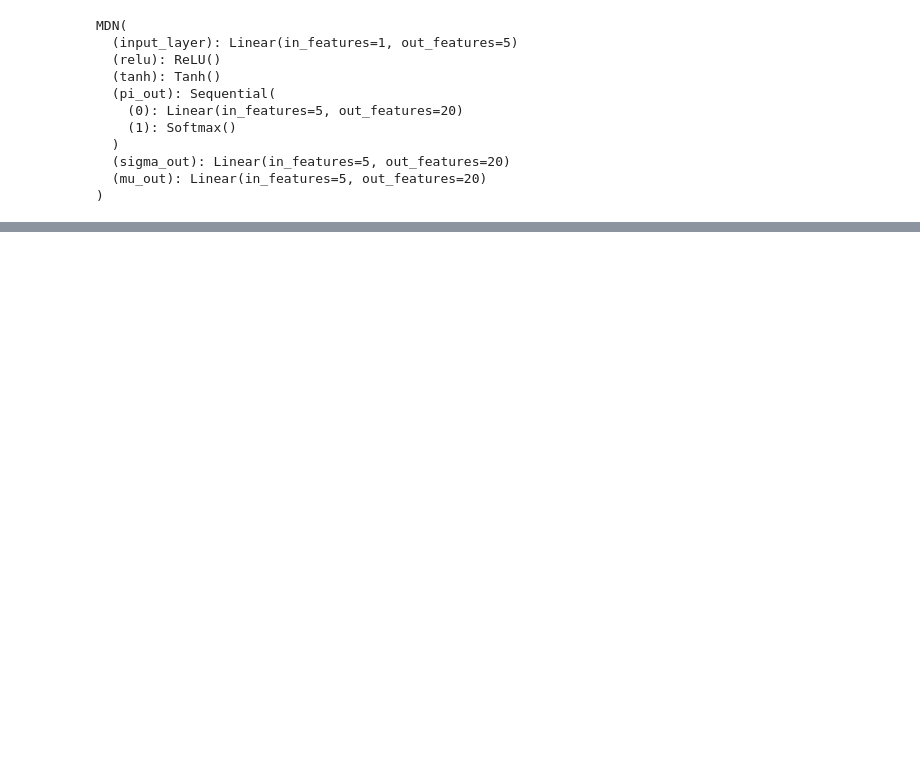
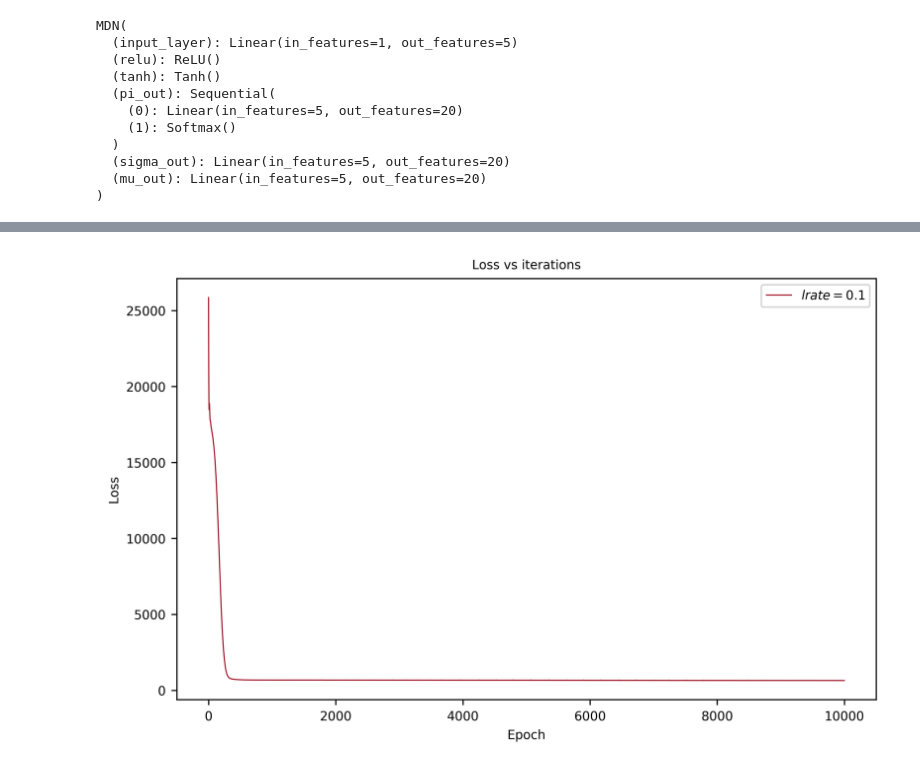
Before and after one commit to sambaiga/learn_pytorch, a Jupyter notebook: 07_Pytorch mixture density network (MDN).ipynb, the cells around one changed output, grey strips where cells are left out. Saved outputs shown, nothing was run; the diff lists cells and outputs as text; code cells hidden in the pictures; blank space fills up the shorter version.

```diff
--- a/07_Pytorch mixture density network (MDN).ipynb
+++ b/07_Pytorch mixture density network (MDN).ipynb
@@ -170,0 +246,25 @@ plt.legend();
+# %%
+class DNN(torch.nn.Module):
+
+    def __init__(self, nb_input, hidden_size,  nb_output):
+        """
+        In the constructor we instantiate two nn.Linear module
+        """
+        super(DNN, self).__init__()
+
+        self.l1 = torch.nn.Linear(nb_input, hidden_size)
+        self.l2 = torch.nn.Linear(hidden_size, nb_output)
+        self.tanh = torch.nn.Tanh()
+
+
+
+    def forward(self, x):
+        """
+        In the forward function we accept a Variable of input data and we must return
+        a Variable of output data. We can use Modules defined in the constructor as
+        well as arbitrary operators on Variables.
+        """
+        out1 = self.l1(x)
+        out2 = self.tanh(out1)
+        y_pred = self.l2(out2)
+        return y_pred
@@ -170,0 +320,2 @@ plt.legend();
+# %%
+epoch, loss = model_train(X_train, y_train, model_dnn, 0.01)
@@ -171 +343,9 @@ plt.legend();
+# %%
+plt.plot(epoch, loss, label="$lrate=0.1$")
+plt.xlabel("Epoch")
+plt.ylabel("Loss")
+plt.title("Loss vs iterations")
+plt.legend();
+# %% [output]
+[figure, added]
 # %%
```
Also changed, not shown: parts of 27 cells of this notebook, 5 other files.
